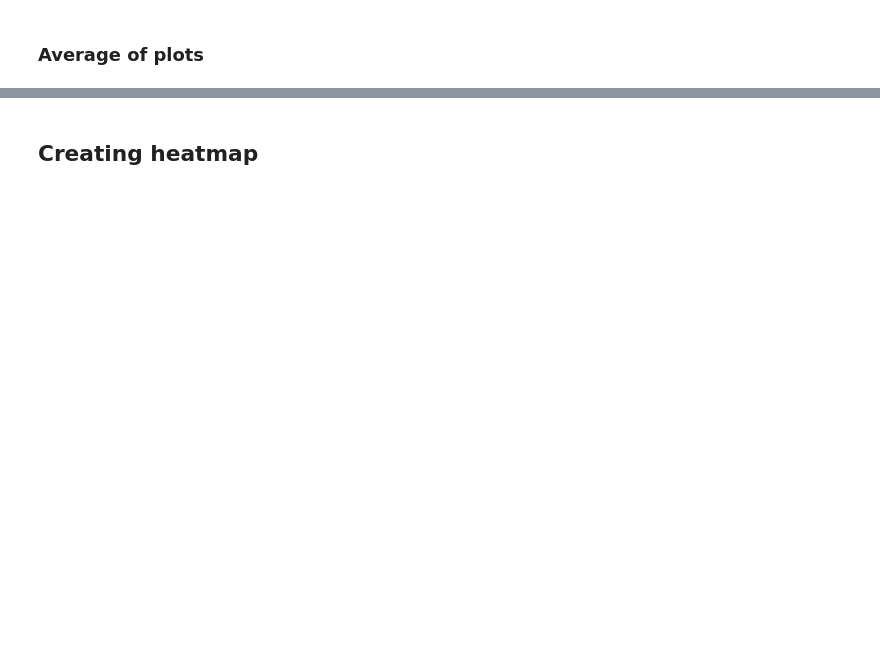
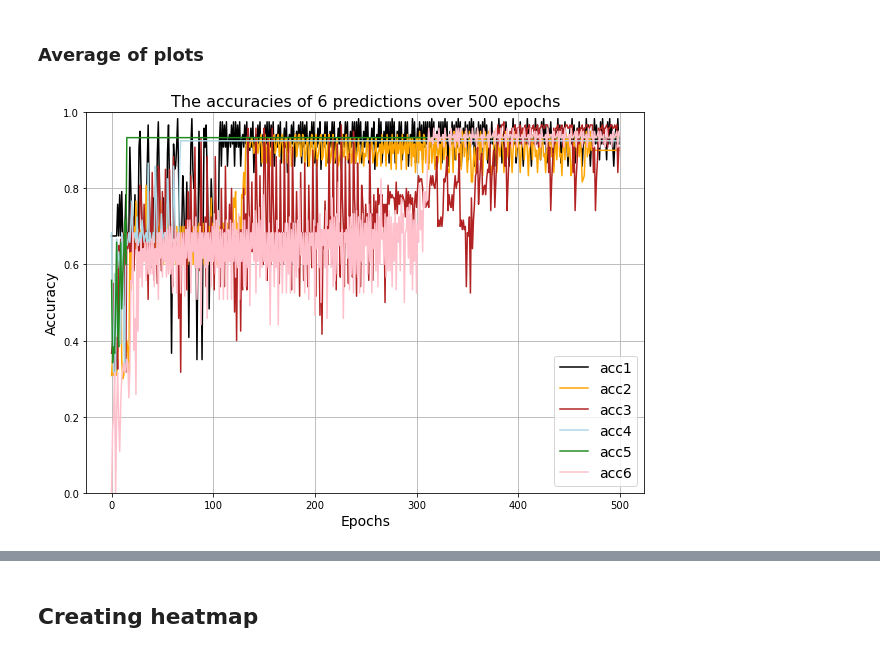
Before and after one commit to domonkoshaffner/scientific_methods_in_physics, a Jupyter notebook: iris/iris.ipynb, the cells around one changed output, grey strips where cells are left out. Saved outputs shown, nothing was run; the diff lists cells and outputs as text; code cells hidden in the pictures; blank space fills up the shorter version.

```diff
--- a/iris/iris.ipynb
+++ b/iris/iris.ipynb
@@ -206 +351,30 @@ plt.show()
+# %%
+# Creating list for the epochs
+
+epochs_axis = list(range(0,epochs))
+
+# Plotting the accuracy vector
+
+plt.figure(figsize=(10,7))
+
+plt.plot(epochs_axis, acc_all[0], color = 'black', label = 'acc1')
+plt.plot(epochs_axis, acc_all[1], color = 'orange', label = 'acc2')
+plt.plot(epochs_axis, acc_all[2], color = 'firebrick', label = 'acc3')
+plt.plot(epochs_axis, acc_all[3], color = 'lightblue', label = 'acc4')
+plt.plot(epochs_axis, acc_all[4], color = 'forestgreen', label = 'acc5')
+plt.plot(epochs_axis, acc_all[5], color = 'pink', label = 'acc6')
+
+plt.ylim(0,1)
+
+plt.xlabel('Epochs', fontsize = 14)
+plt.ylabel('Accuracy', fontsize = 14)
+plt.title('The accuracies of 6 predictions over 500 epochs', fontsize = 16)
+plt.legend(fontsize = 14)
+plt.grid()
+
+#plt.savefig('diff_acc.PNG', dpi = 600)
+
+plt.show()
+# %% [output]
+[figure, added]
 # %%
```
Also changed, not shown: parts of 15 cells of this notebook.
